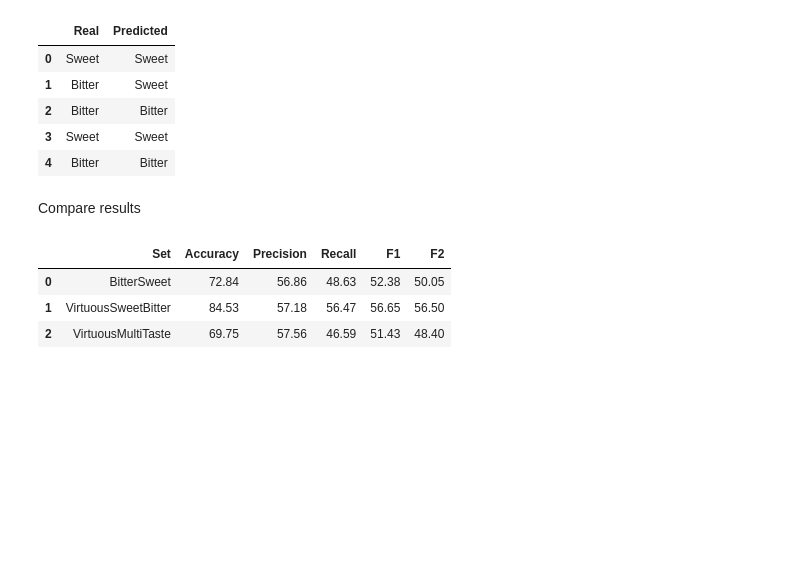
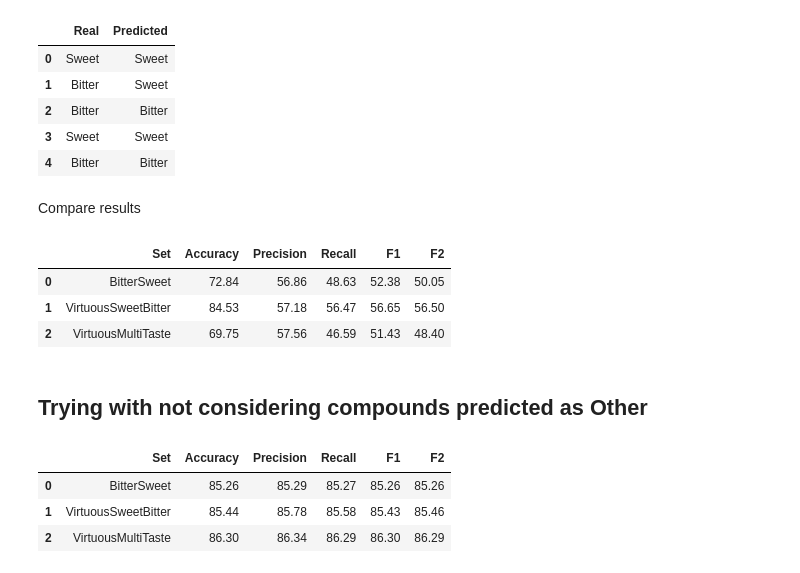
Before and after one commit to lorenzopallante/VirtuousMultiTaste, a Jupyter notebook: notebook/PerformanceComparison.ipynb, the cells around one changed output. Saved outputs shown, nothing was run; the diff lists cells and outputs as text; code cells hidden in the pictures; blank space fills up the shorter version.

Commit message:
Update performance comparison notebook

```diff
--- a/notebook/PerformanceComparison.ipynb
+++ b/notebook/PerformanceComparison.ipynb
@@ -213,3 +212,28 @@ test_performance.head()
 | 0 | BitterSweet | 72.84 | 56.86 | 48.63 | 52.38 | 50.05 |
 | 1 | VirtuousSweetBitter | 84.53 | 57.18 | 56.47 | 56.65 | 56.50 |
 | 2 | VirtuousMultiTaste | 69.75 | 57.56 | 46.59 | 51.43 | 48.40 |
+# %% [markdown]
+## Trying with not considering compounds predicted as Other
+# %%
+BitterSweet_df2 = BitterSweet_df.copy()
+BitterSweet_df2 = BitterSweet_df2[BitterSweet_df2["Predicted"] != 'Other']
+
+VirtuousMultiTaste_df2 = VirtuousMultiTaste_df.copy()
+VirtuousMultiTaste_df2 = VirtuousMultiTaste_df2[VirtuousMultiTaste_df2["Predicted"] != 'Other']
+
+VirtuousSweetBitter_df2 = VirtuousSweetBitter_df.copy()
+VirtuousSweetBitter_df2 = VirtuousSweetBitter_df2[VirtuousSweetBitter_df2["Predicted"] != 'Other']
+# %%
+test_performance_2 = pd.DataFrame()
+test_performance_2 ['Set'] = ['BitterSweet', 'VirtuousSweetBitter', 'VirtuousMultiTaste']
+test_performance_2 ['Accuracy'] = [accuracy_score(BitterSweet_df2["Real"], BitterSweet_df2["Predicted"]).round(4)*100, accuracy_score(VirtuousSweetBitter_df2["Real"], VirtuousSweetBitter_df2["Predicted"]).round(4)*100, accuracy_score(VirtuousMultiTaste_df2["Real"], VirtuousMultiTaste_df2["Predicted"]).round(4)*100]
+test_performance_2 ['Precision'] = [precision_score(BitterSweet_df2["Real"], BitterSweet_df2["Predicted"], average='macro').round(4)*100, precision_score(VirtuousSweetBitter_df2["Real"], VirtuousSweetBitter_df2["Predicted"], average='macro').round(4)*100, precision_score(VirtuousMultiTaste_df2["Real"], VirtuousMultiTaste_df2["Predicted"], average='macro').round(4)*100]
+test_performance_2 ['Recall'] = [recall_score(BitterSweet_df2["Real"], BitterSweet_df2["Predicted"], average='macro').round(4)*100, recall_score(VirtuousSweetBitter_df2["Real"], VirtuousSweetBitter_df2["Predicted"], average='macro').round(4)*100, recall_score(VirtuousMultiTaste_df2["Real"], VirtuousMultiTaste_df2["Predicted"], average='macro').round(4)*100]
+test_performance_2 ['F1'] = [f1_score(BitterSweet_df2["Real"], BitterSweet_df2["Predicted"], average='macro').round(4)*100, f1_score(VirtuousSweetBitter_df2["Real"], VirtuousSweetBitter_df2["Predicted"], average='macro').round(4)*100, f1_score(VirtuousMultiTaste_df2["Real"], VirtuousMultiTaste_df2["Predicted"], average='macro').round(4)*100]
+test_performance_2 ['F2'] = [fbeta_score(BitterSweet_df2["Real"], BitterSweet_df2["Predicted"], average='macro', beta=2).round(4)*100, fbeta_score(VirtuousSweetBitter_df2["Real"], VirtuousSweetBitter_df2["Predicted"], average='macro', beta=2).round(4)*100, fbeta_score(VirtuousMultiTaste_df2["Real"], VirtuousMultiTaste_df2["Predicted"], average='macro', beta=2).round(4)*100]
+test_performance_2
+# %% [output]
+|  | Set | Accuracy | Precision | Recall | F1 | F2 |
+| 0 | BitterSweet | 85.26 | 85.29 | 85.27 | 85.26 | 85.26 |
+| 1 | VirtuousSweetBitter | 85.44 | 85.78 | 85.58 | 85.43 | 85.46 |
+| 2 | VirtuousMultiTaste | 86.30 | 86.34 | 86.29 | 86.30 | 86.29 |
```
Also changed, not shown: parts of 9 cells of this notebook.
